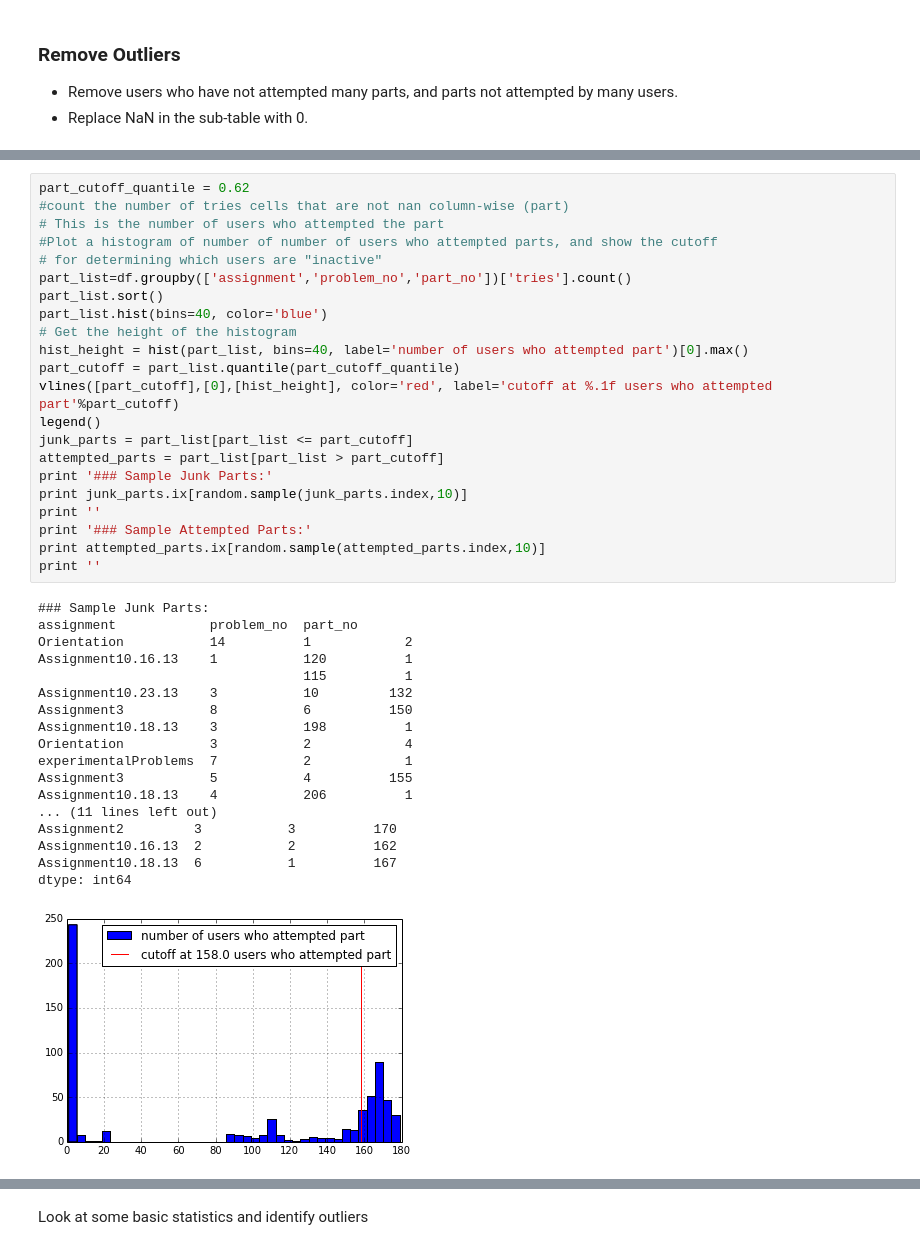
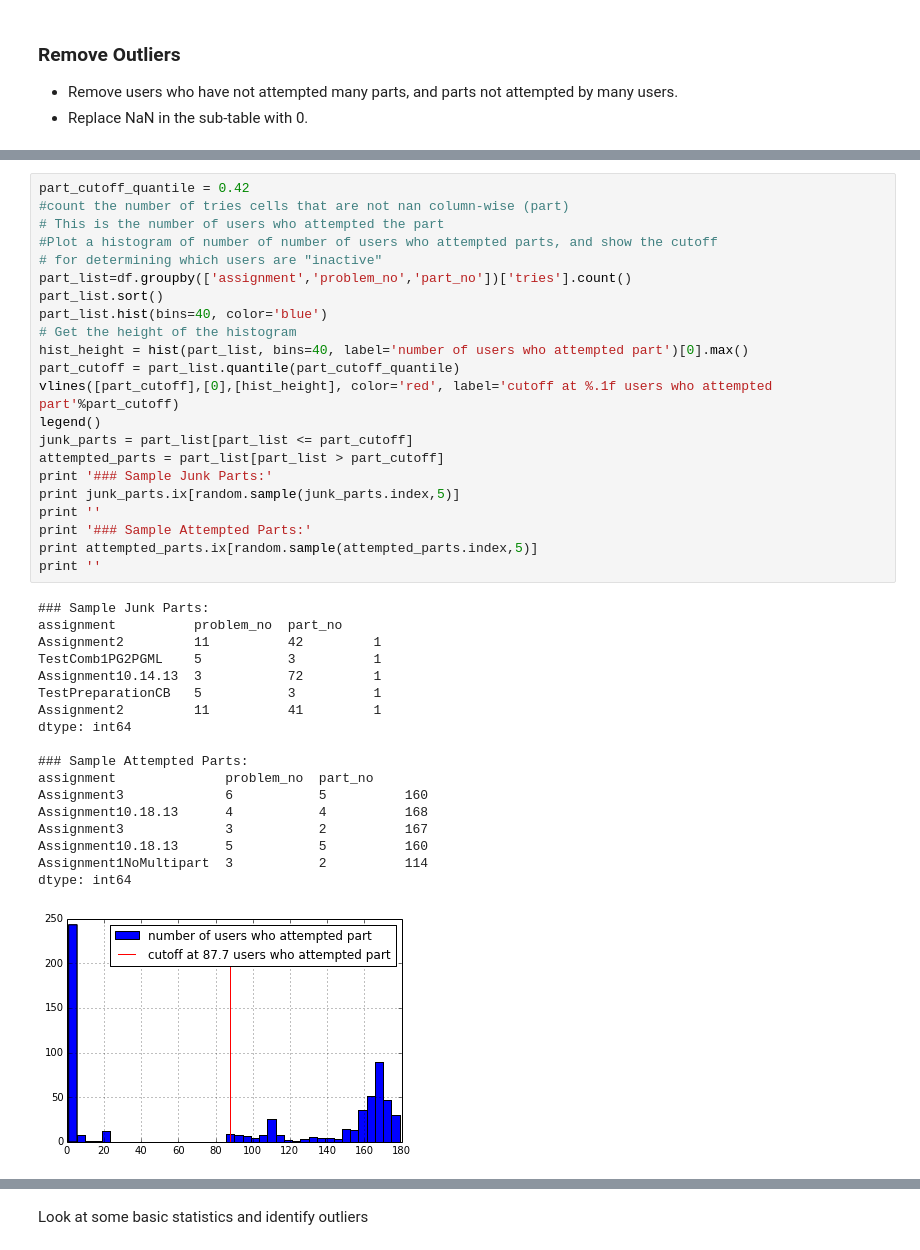
Before and after one commit to nimning/hintSystem, a Jupyter notebook: src/notebooks/HintLogsAnalysis.ipynb, the cells around one changed output, grey strips where cells are left out. Cells and saved outputs as stored; diff of their text form.

```diff
--- a/src/notebooks/HintLogsAnalysis.ipynb
+++ b/src/notebooks/HintLogsAnalysis.ipynb
@@ -48,42 +61,42 @@ print random.sample(inactive_users.index, 10)
 [figure]
 # %%
-part_cutoff_quantile = 0.62
+part_cutoff_quantile = 0.42
 #count the number of tries cells that are not nan column-wise (part)
 # This is the number of users who attempted the part
 #Plot a histogram of number of number of users who attempted parts, and show the cutoff
 # for determining which users are "inactive"
 part_list=df.groupby(['assignment','problem_no','part_no'])['tries'].count()
 part_list.sort()
 part_list.hist(bins=40, color='blue')
 # Get the height of the histogram
 hist_height = hist(part_list, bins=40, label='number of users who attempted part')[0].max()
 part_cutoff = part_list.quantile(part_cutoff_quantile)
 vlines([part_cutoff],[0],[hist_height], color='red', label='cutoff at %.1f users who attempted part'%part_cutoff)
 legend()
 junk_parts = part_list[part_list <= part_cutoff]
 attempted_parts = part_list[part_list > part_cutoff]
 print '### Sample Junk Parts:'
-print junk_parts.ix[random.sample(junk_parts.index,10)]
+print junk_parts.ix[random.sample(junk_parts.index,5)]
 print ''
 print '### Sample Attempted Parts:'
-print attempted_parts.ix[random.sample(attempted_parts.index,10)]
+print attempted_parts.ix[random.sample(attempted_parts.index,5)]
 print ''
 # %% [output]
 ### Sample Junk Parts:
-assignment            problem_no  part_no
-Orientation           14          1            2
-Assignment10.16.13    1           120          1
-                                  115          1
-Assignment10.23.13    3           10         132
-Assignment3           8           6          150
-Assignment10.18.13    3           198          1
-Orientation           3           2            4
-experimentalProblems  7           2            1
-Assignment3           5           4          155
-Assignment10.18.13    4           206          1
-... (11 lines left out)
-Assignment2         3           3          170
-Assignment10.16.13  2           2          162
-Assignment10.18.13  6           1          167
+assignment          problem_no  part_no
+Assignment2         11          42         1
+TestComb1PG2PGML    5           3          1
+Assignment10.14.13  3           72         1
+TestPreparationCB   5           3          1
+Assignment2         11          41         1
 dtype: int64
+
+### Sample Attempted Parts:
+assignment              problem_no  part_no
+Assignment3             6           5          160
+Assignment10.18.13      4           4          168
+Assignment3             3           2          167
+Assignment10.18.13      5           5          160
+Assignment1NoMultipart  3           2          114
+dtype: int64
-[figure, old version]
+[figure, new version]
```
Also changed, not shown: parts of 16 cells of this notebook, 3 other files.
